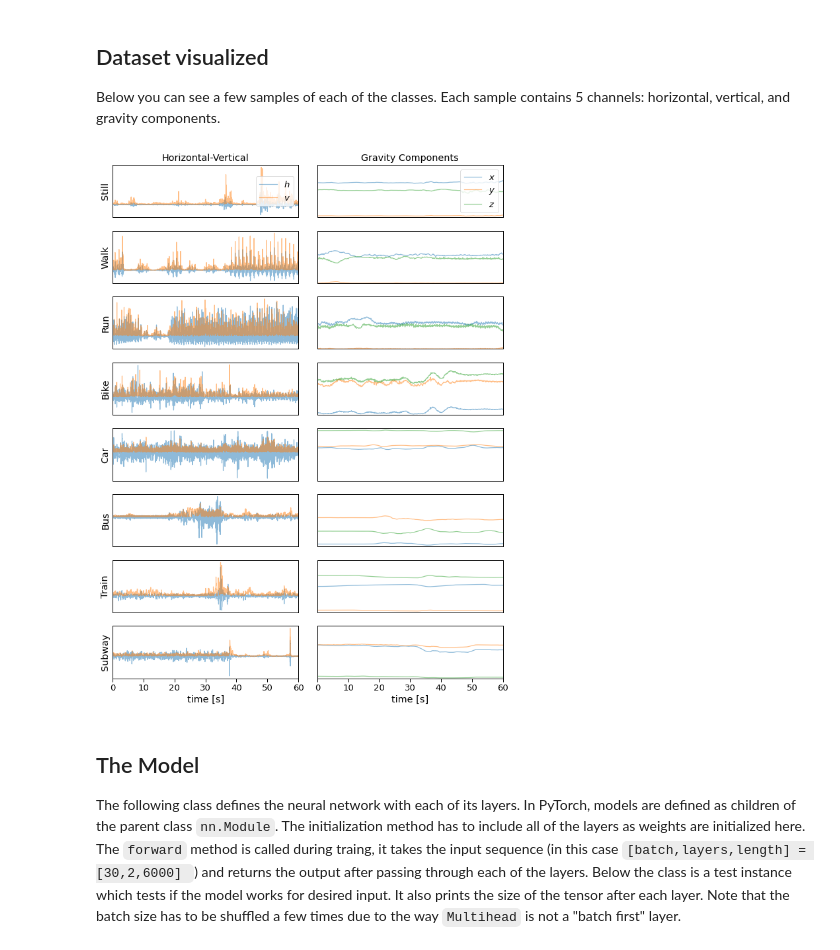
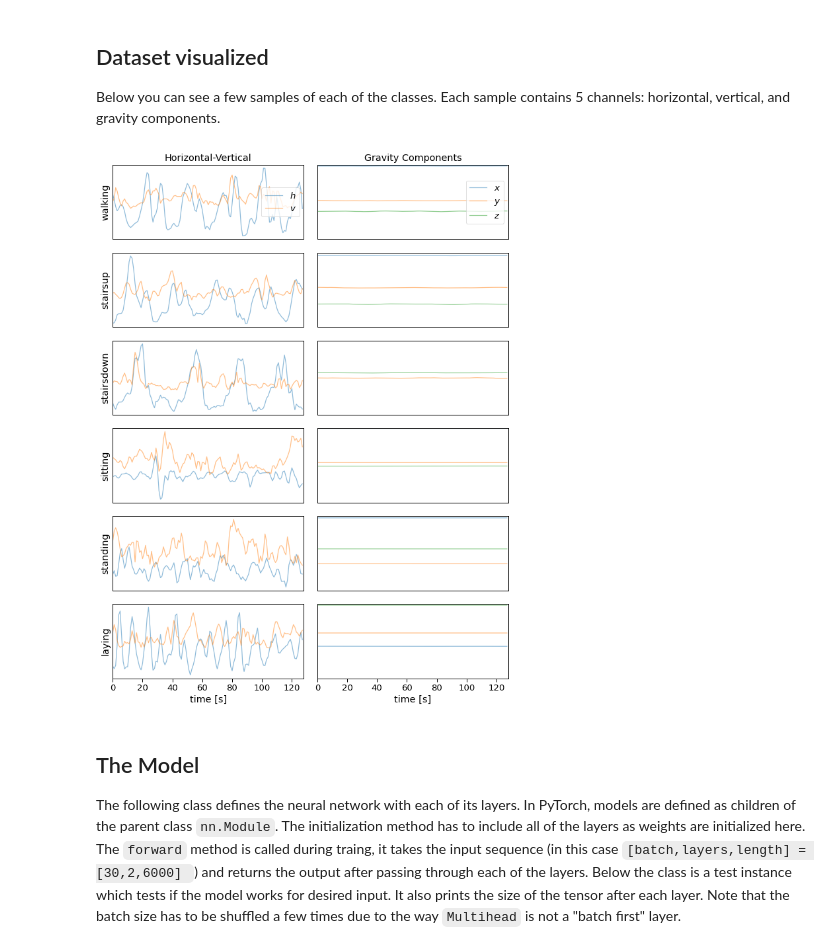
Before and after one commit to suselab/Activity2Class, a Jupyter notebook: src/activity2class.ipynb, the cells around one changed output. Saved outputs shown, nothing was run; the diff lists cells and outputs as text; code cells hidden in the pictures.

Commit message:
added sample dataset

```diff
--- a/src/activity2class.ipynb
+++ b/src/activity2class.ipynb
@@ -55,8 +55,12 @@ Select wich dataset will be trained/tested or add a new one. The following param
 * `epochs` number of epochs during training, not used if `skip_train=True`
 # %%
 # choose the dataset and a suitable compression parameter L
-dataset_folder = "../datasets/UCI13"
-L_factor = 0
+dataset_folder = "../datasets/UCI13_sample"
+L_factor = 1
 
 batch_size = 64
-epochs = 45
+epochs = 10
+if os.path.isdir(dataset_folder):
+    print("dataset folder found")
+else:
+    raise OSError("file not found!")
@@ -270,38 +268,38 @@ for fig_i in range(num_classes):
         #print(seqs)
         seqs = seqs.squeeze()
         if (int(label[0])==class_i):
             break
     axs[fig_i].plot(seqs.permute([1,0])[:,0:2], alpha=0.5)
     axs[fig_i+num_classes].plot(seqs.permute([1,0])[:,2:5], alpha=0.5)
     axs[fig_i+num_classes].set_ylim([-1,1])
     axs[fig_i].set_xlim([0,seqs.shape[1]])
     axs[fig_i+num_classes].set_xlim([0,seqs.shape[1]])
 
     axs[fig_i].set_yticks([])
     axs[fig_i+num_classes].set_yticks([])
     if (fig_i<num_classes):
         axs[fig_i].set_ylabel(class_names[fig_i])
     if (fig_i==0):
         axs[fig_i].set_title("Horizontal-Vertical")
         axs[fig_i+num_classes].set_title("Gravity Components")
         axs[fig_i].legend(["$h$","$v$"],loc=5)
         axs[fig_i+num_classes].legend(["$x$","$y$","$z$"],loc=5)
     if (fig_i!=num_classes-1):
         axs[fig_i].set_xticks([])
         axs[fig_i+num_classes].set_xticks([])
     else:
         axs[fig_i].set_xlabel("time [s]")
-        axs[fig_i].set_xticks(np.arange(7000, step=1000))
-        axs[fig_i].set_xticklabels(np.arange(70, step=10))
+        #axs[fig_i].set_xticks(np.arange(7000, step=1000))
+        #axs[fig_i].set_xticklabels(np.arange(70, step=10))
         axs[fig_i+num_classes].set_xlabel("time [s]")
-        axs[fig_i+num_classes].set_xticks(np.arange(7000, step=1000))
-        axs[fig_i+num_classes].set_xticklabels(np.arange(70, step=10))
+        #axs[fig_i+num_classes].set_xticks(np.arange(7000, step=1000))
+        #axs[fig_i+num_classes].set_xticklabels(np.arange(70, step=10))
 
 plt.tight_layout()
 plt.savefig("../figures/sequences_figure.pdf")
 plt.show()
 # %% [output]
-[figure, old version]
+[figure, new version]
 # %% [markdown]
 ## The Model
 The following class defines the neural network with each of its layers. In PyTorch, models are defined as children of the parent class ``nn.Module``. The initialization method has to include all of the layers as weights are initialized here. The ``forward`` method is called during traing, it takes the input sequence (in this case ``[batch,layers,length] = [30,2,6000] ``) and returns the output after passing through each of the layers. Below the class is a test instance which tests if the model works for desired input. It also prints the size of the tensor after each layer. Note that the batch size has to be shuffled a few times due to the way ``Multihead`` is not a "batch first" layer.
```
Also changed, not shown: parts of 10 cells of this notebook, 15 other files.
